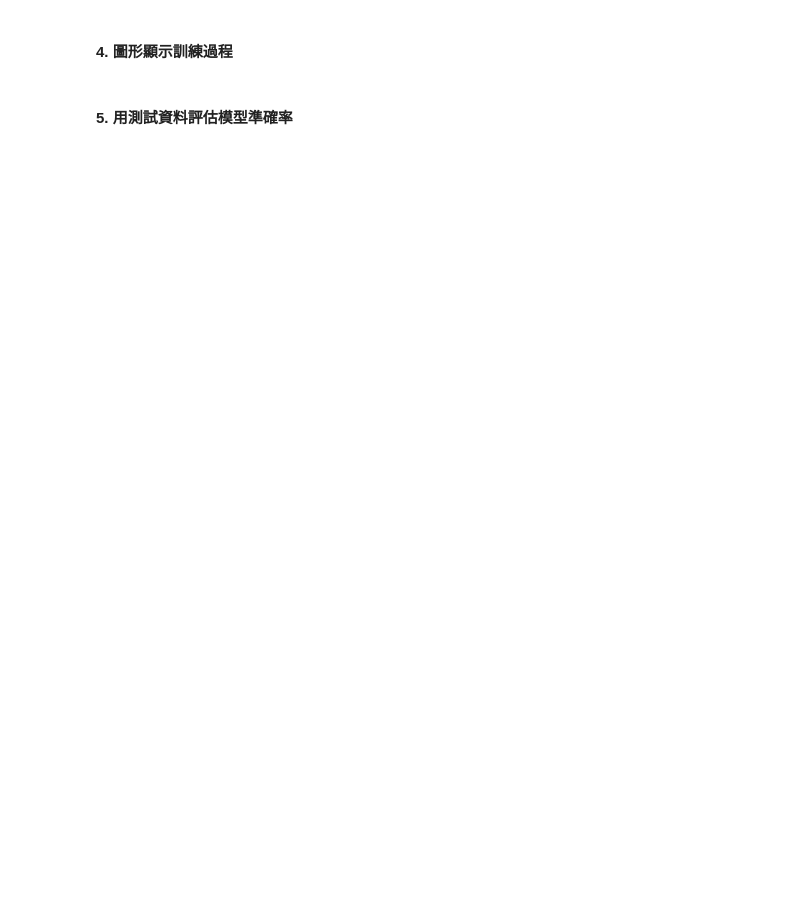
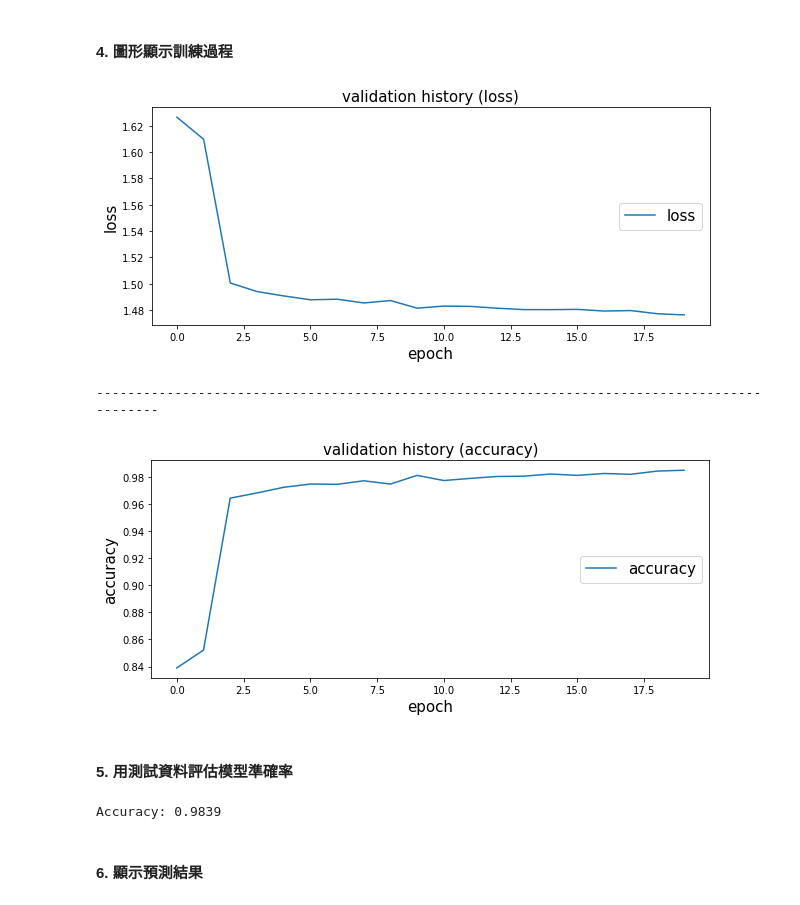
Before and after one commit to yeh8211TK/deep_learning_practice, a Jupyter notebook: deep_learning_tensorflow_2.ipynb, the cells around one changed output. Saved outputs shown, nothing was run; the diff lists cells and outputs as text; code cells hidden in the pictures; blank space fills up the shorter version.

```diff
--- a/deep_learning_tensorflow_2.ipynb
+++ b/deep_learning_tensorflow_2.ipynb
@@ -310,2 +358,21 @@ print('-------------------------------------------------------------------------
+# %%
+# 定義神經網路的訓練方式
+with tf.name_scope("optimizer"):
+    # 建立訓練資料 label 真實值的 placeholder
+    t_label = tf.placeholder("float", [None, 10])
+
+    # 定義 loss function (計算平均的 cross entropy error)
+    loss_function = tf.reduce_mean(tf.nn.softmax_cross_entropy_with_logits_v2(logits = y, labels = t_label))
+
+    # 定義最佳化的方法 (呼叫 tf.train 模組來定義 optimizer)
+    optimizer = tf.train.AdamOptimizer(learning_rate = 0.001).minimize(loss_function)
+
+# 定義評估模型準確率的方式
+with tf.name_scope("evaluate_model"):
+    # (1) 計算每一筆資料是否預測正確 (tf.equal 用來判斷真實值與預測值是否相等)
+    correct_prediction = tf.equal(tf.argmax(t_label, 1), tf.argmax(y, 1))
+
+    # (2) 計算準確率 (使用 tf.cast 將數值轉化成浮點數，再使用 tf.reduce_mean 將所有數值平均)
+    accuracy = tf.reduce_mean(tf.cast(correct_prediction, "float"))
 # %% [markdown]
 #### 3. 進行神經網路的訓練
@@ -312,4 +452,33 @@ print('-------------------------------------------------------------------------
 # %% [markdown]
 #### 4. 圖形顯示訓練過程
+# %%
+import matplotlib.pyplot as plt
+
+def show_validation_history(x_values, y_values, x_label, y_label):
+    fig = plt.gcf()
+    fig.set_size_inches(10, 4)
+    plt.plot(x_values, y_values, label = y_label)
+    plt.title('validation history ' + '(' + y_label + ')', fontsize = 15)
+    plt.xlabel(x_label, fontsize = 15)
+    plt.ylabel(y_label, fontsize = 15)
+    plt.legend(loc = 'center right', fontsize = 15)
+    plt.show()
+
+# loss function 的變化
+show_validation_history(epoch_list, loss_list, 'epoch', 'loss')
+print('---------------------------------------------------------------------------------------------')
+
+# accuracy 的變化
+show_validation_history(epoch_list, accuracy_list, 'epoch', 'accuracy')
+# %% [output]
+[figure, added]
+---------------------------------------------------------------------------------------------
+[figure, added]
 # %% [markdown]
 #### 5. 用測試資料評估模型準確率
+# %%
+print("Accuracy:", test_acc)
+# %% [output]
+Accuracy: 0.9839
+# %% [markdown]
+#### 6. 顯示預測結果
```
Also changed, not shown: parts of 14 cells of this notebook, 1 other file.
